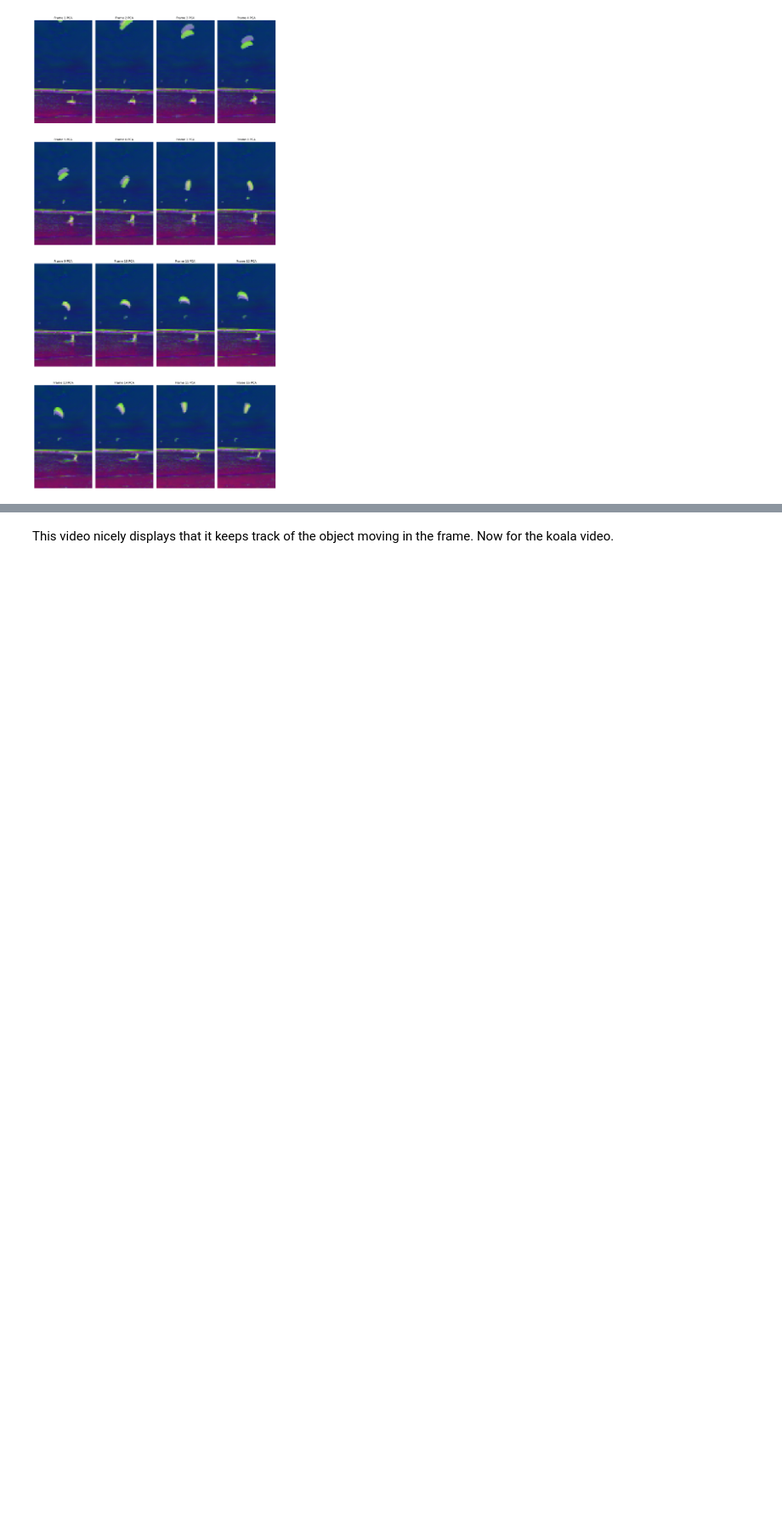
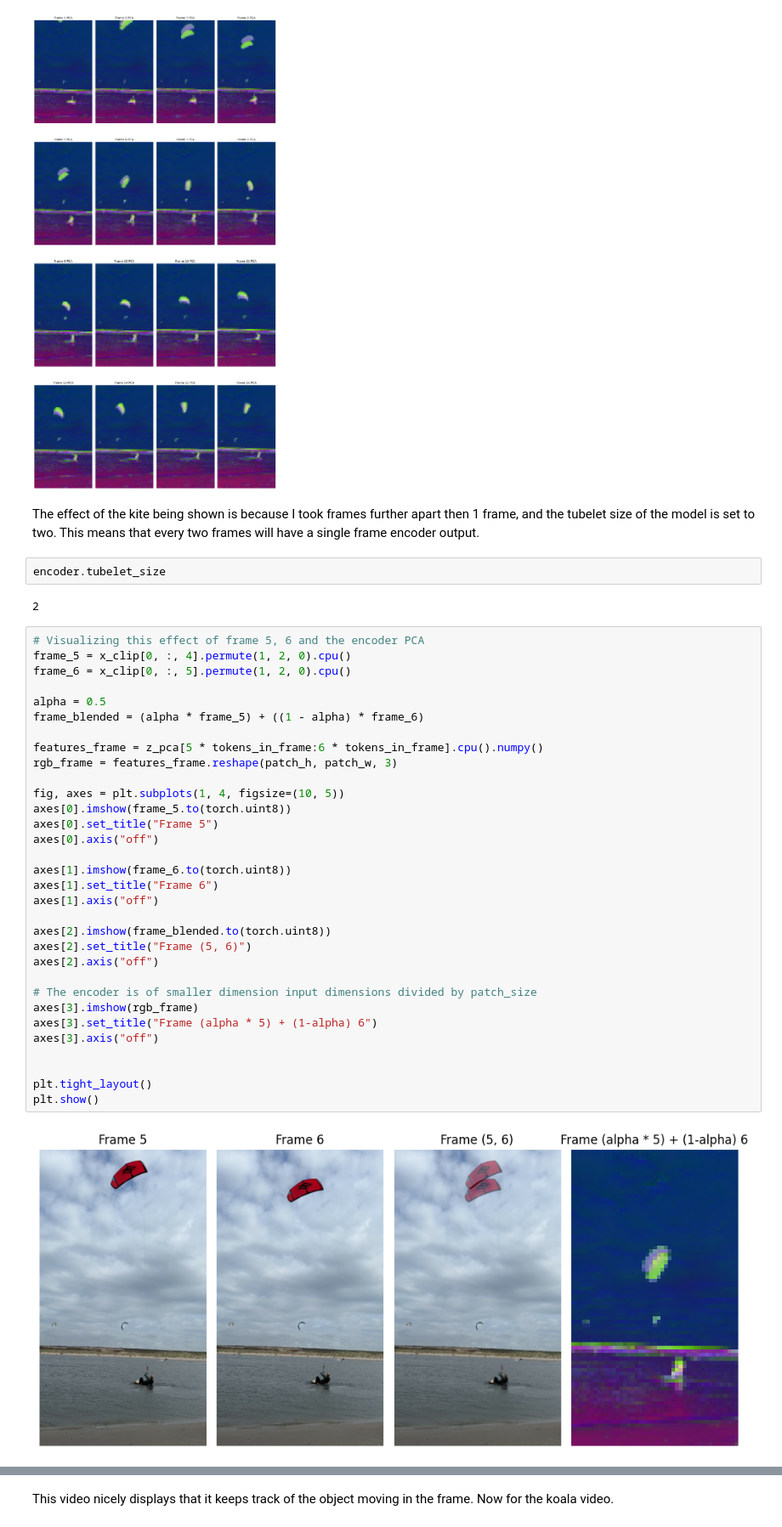
Before and after one commit to RobvanGastel/adapt-vjepa-world-model, a Jupyter notebook: Exploration.ipynb, the cells around one changed output, grey strips where cells are left out. Shown at 85% size. Cells and saved outputs as stored; diff of their text form; blank space fills up the shorter version.

Commit message:
Add more visualizations

```diff
--- a/Exploration.ipynb
+++ b/Exploration.ipynb
@@ -134,3 +134,43 @@ plt.tight_layout()
 plt.show()
 # %% [output]
 [figure]
+# %% [markdown]
+The effect of the kite being shown is because I took frames further apart then 1 frame, and the tubelet size of the model is set to two. This means that every two frames will have a single frame encoder output.
+# %%
+encoder.tubelet_size
+# %% [output]
+2
+# %%
+# Visualizing this effect of frame 5, 6 and the encoder PCA
+frame_5 = x_clip[0, :, 4].permute(1, 2, 0).cpu()
+frame_6 = x_clip[0, :, 5].permute(1, 2, 0).cpu()
+
+alpha = 0.5
+frame_blended = (alpha * frame_5) + ((1 - alpha) * frame_6)
+
+features_frame = z_pca[5 * tokens_in_frame:6 * tokens_in_frame].cpu().numpy()
+rgb_frame = features_frame.reshape(patch_h, patch_w, 3)
+
+fig, axes = plt.subplots(1, 4, figsize=(10, 5))
+axes[0].imshow(frame_5.to(torch.uint8))
+axes[0].set_title("Frame 5")
+axes[0].axis("off")
+
+axes[1].imshow(frame_6.to(torch.uint8))
+axes[1].set_title("Frame 6")
+axes[1].axis("off")
+
+axes[2].imshow(frame_blended.to(torch.uint8))
+axes[2].set_title("Frame (5, 6)")
+axes[2].axis("off")
+
+# The encoder is of smaller dimension input dimensions divided by patch_size
+axes[3].imshow(rgb_frame)
+axes[3].set_title("Frame (alpha * 5) + (1-alpha) 6")
+axes[3].axis("off")
+
+
+plt.tight_layout()
+plt.show()
+# %% [output]
+[figure, added]
```
Also changed, not shown: parts of 12 cells of this notebook.
